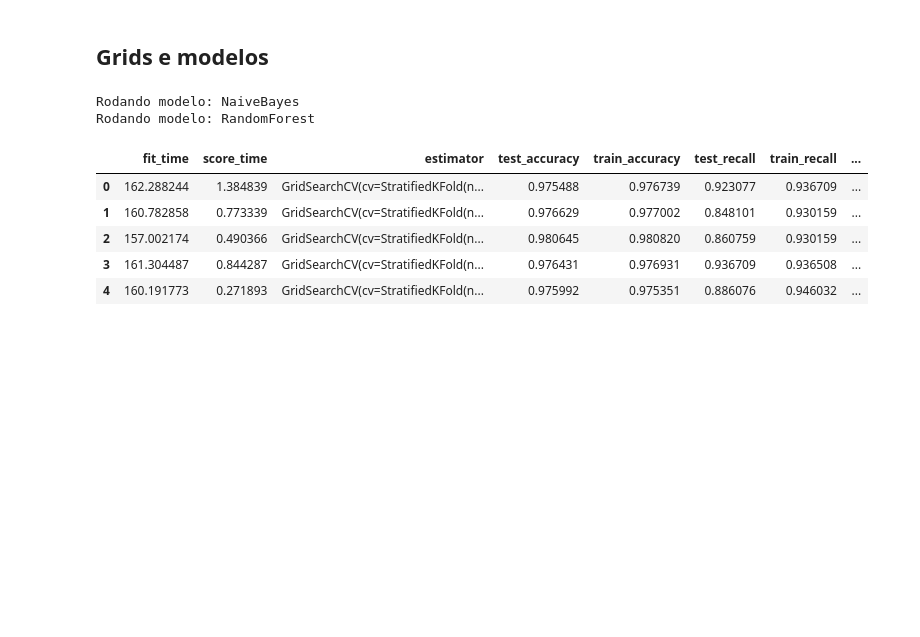
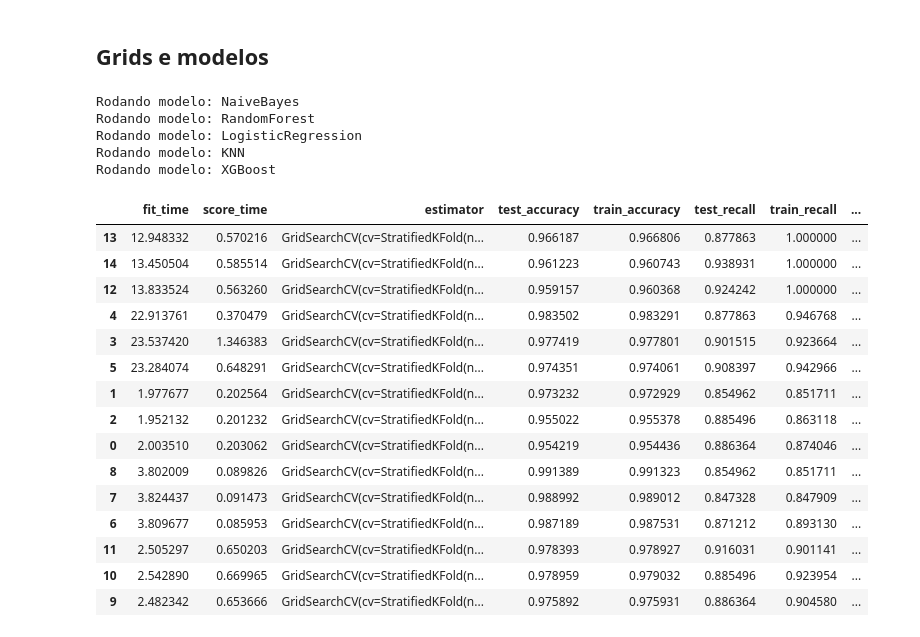
Before and after one commit to arturpescador/cmp263-fraud-detection-project, a Jupyter notebook: src/sampling.ipynb, the cells around one changed output. Cells and saved outputs as stored; diff of their text form; code cells hidden in the pictures; blank space fills up the shorter version.

```diff
--- a/src/sampling.ipynb
+++ b/src/sampling.ipynb
@@ -93,29 +93,25 @@ pipeline_nb_undersampling = Pipeline(steps=[
 ])
 # %%
 param_grid_rfc = {
-    'model__n_estimators': [30, 100, 300, 500],
-    'model__max_depth': [7, 10, None],
-    'model__min_samples_leaf': [1, 5, None]
+    'model__n_estimators': [100, 300],
+    'model__max_depth': [10, None],
+    'model__min_samples_leaf': [1, 5]
 }
 
 param_grid_lr = {
     'model__penalty': ['l1', 'l2'],
-    'model__C': [0.01, 0.1, 1.0],
+    'model__C': [0.01, 0.1],
     'model__solver': ['liblinear', 'saga']
 }
 
 param_grid_knn = {
-    'model__n_neighbors': [3, 5, 7],
-    'model__weights': ['uniform', 'distance']
+    'model__n_neighbors': [3, 5]
 }
 
 param_grid_xgb = {
-    "model__booster": ['gbtree', 'dart'],
-    "model__max_depth": [5, 10, 50, 100],
-    "model__learning_rate": [0.1, 0.01, 0.05],
-    "model__n_estimators": [30, 100, 300, 500],
-    "model__subsample": [0.8, 1.0],
-    "model__colsample_bytree": [0.8, 1.0]
+    "model__max_depth": [10, 50],
+    "model__learning_rate": [0.1, 0.01],
+    "model__n_estimators": [30, 500]
 }
 
 param_grid_nb = {
@@ -151,8 +147,8 @@ def run_single_model_nested_cv(
     X,
     y,
     scoring=['accuracy', 'recall', 'precision', 'f1', 'roc_auc'],
-    n_splits_outer=5,
-    n_splits_inner=5,
+    n_splits_outer=3,
+    n_splits_inner=3,
     scoring_grid_search='f1',
     random_state=RANDOM_STATE):
 
@@ -211,15 +207,28 @@ final_summary_df = pd.concat(all_summaries, keys=[key for key in models_to_run_u
 # %% [output]
 Rodando modelo: NaiveBayes
 Rodando modelo: RandomForest
+Rodando modelo: LogisticRegression
+Rodando modelo: KNN
+Rodando modelo: XGBoost
 # %%
-display(final_results_df)
+final_results_df.sort_values(['model', 'test_f1'], ascending=False)
 # %% [output]
 |  | fit_time | score_time | estimator | test_accuracy | train_accuracy | test_recall | train_recall | ... |
-| 0 | 162.288244 | 1.384839 | GridSearchCV(cv=StratifiedKFold(n... | 0.975488 | 0.976739 | 0.923077 | 0.936709 | ... |
-| 1 | 160.782858 | 0.773339 | GridSearchCV(cv=StratifiedKFold(n... | 0.976629 | 0.977002 | 0.848101 | 0.930159 | ... |
-| 2 | 157.002174 | 0.490366 | GridSearchCV(cv=StratifiedKFold(n... | 0.980645 | 0.980820 | 0.860759 | 0.930159 | ... |
-| 3 | 161.304487 | 0.844287 | GridSearchCV(cv=StratifiedKFold(n... | 0.976431 | 0.976931 | 0.936709 | 0.936508 | ... |
-| 4 | 160.191773 | 0.271893 | GridSearchCV(cv=StratifiedKFold(n... | 0.975992 | 0.975351 | 0.886076 | 0.946032 | ... |
+| 13 | 12.948332 | 0.570216 | GridSearchCV(cv=StratifiedKFold(n... | 0.966187 | 0.966806 | 0.877863 | 1.000000 | ... |
+| 14 | 13.450504 | 0.585514 | GridSearchCV(cv=StratifiedKFold(n... | 0.961223 | 0.960743 | 0.938931 | 1.000000 | ... |
+| 12 | 13.833524 | 0.563260 | GridSearchCV(cv=StratifiedKFold(n... | 0.959157 | 0.960368 | 0.924242 | 1.000000 | ... |
+| 4 | 22.913761 | 0.370479 | GridSearchCV(cv=StratifiedKFold(n... | 0.983502 | 0.983291 | 0.877863 | 0.946768 | ... |
+| 3 | 23.537420 | 1.346383 | GridSearchCV(cv=StratifiedKFold(n... | 0.977419 | 0.977801 | 0.901515 | 0.923664 | ... |
+| 5 | 23.284074 | 0.648291 | GridSearchCV(cv=StratifiedKFold(n... | 0.974351 | 0.974061 | 0.908397 | 0.942966 | ... |
+| 1 | 1.977677 | 0.202564 | GridSearchCV(cv=StratifiedKFold(n... | 0.973232 | 0.972929 | 0.854962 | 0.851711 | ... |
+| 2 | 1.952132 | 0.201232 | GridSearchCV(cv=StratifiedKFold(n... | 0.955022 | 0.955378 | 0.885496 | 0.863118 | ... |
+| 0 | 2.003510 | 0.203062 | GridSearchCV(cv=StratifiedKFold(n... | 0.954219 | 0.954436 | 0.886364 | 0.874046 | ... |
+| 8 | 3.802009 | 0.089826 | GridSearchCV(cv=StratifiedKFold(n... | 0.991389 | 0.991323 | 0.854962 | 0.851711 | ... |
+| 7 | 3.824437 | 0.091473 | GridSearchCV(cv=StratifiedKFold(n... | 0.988992 | 0.989012 | 0.847328 | 0.847909 | ... |
+| 6 | 3.809677 | 0.085953 | GridSearchCV(cv=StratifiedKFold(n... | 0.987189 | 0.987531 | 0.871212 | 0.893130 | ... |
+| 11 | 2.505297 | 0.650203 | GridSearchCV(cv=StratifiedKFold(n... | 0.978393 | 0.978927 | 0.916031 | 0.901141 | ... |
+| 10 | 2.542890 | 0.669965 | GridSearchCV(cv=StratifiedKFold(n... | 0.978959 | 0.979032 | 0.885496 | 0.923954 | ... |
+| 9 | 2.482342 | 0.653666 | GridSearchCV(cv=StratifiedKFold(n... | 0.975892 | 0.975931 | 0.886364 | 0.904580 | ... |
 # %%
 display(final_summary_df)
 # %% [output]
```
Also changed, not shown: parts of 6 cells of this notebook, 3 other files.
